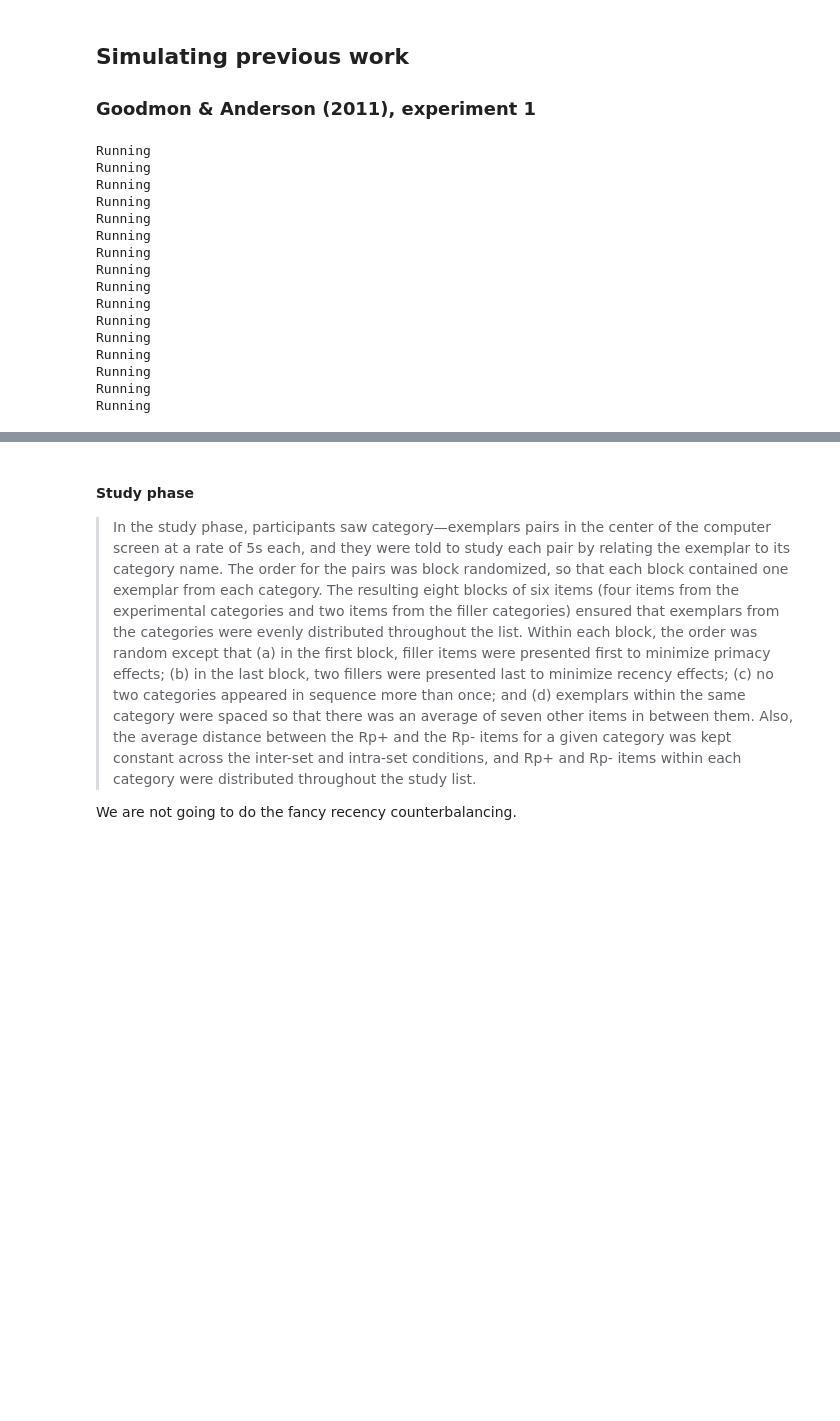
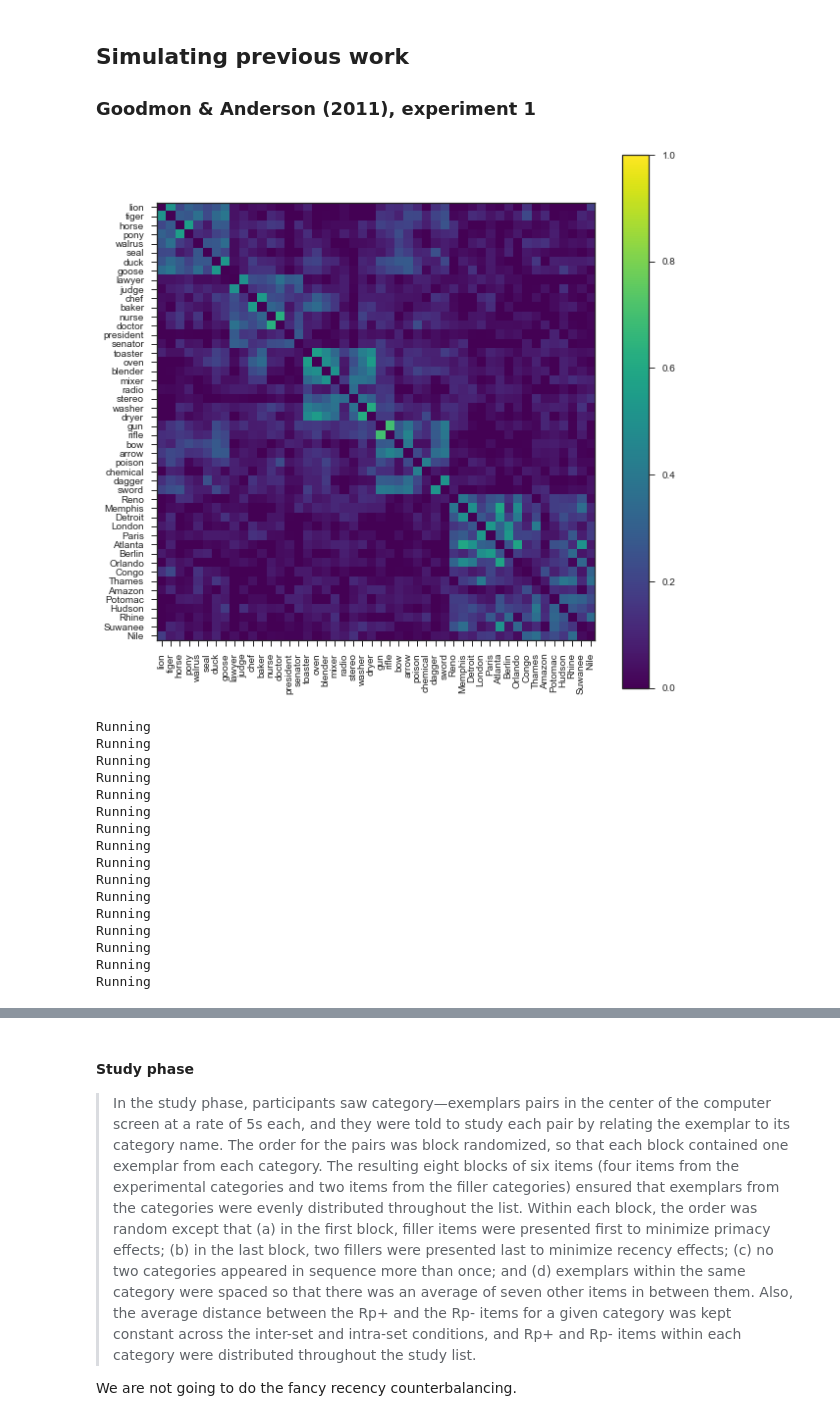
Before and after one commit to mvdoc/graphsemnet, a Jupyter notebook: notebooks/semantic_graphs_word2vec.ipynb, the cells around one changed output, grey strips where cells are left out. Saved outputs shown, nothing was run; the diff lists cells and outputs as text; code cells hidden in the pictures; blank space fills up the shorter version.

```diff
--- a/notebooks/semantic_graphs_word2vec.ipynb
+++ b/notebooks/semantic_graphs_word2vec.ipynb
@@ -91,13 +93,15 @@ class SemanticGraph(object):
         self.xcal = get_xcal(xcal_dip_center, xcal_dip_width, xcal_min_adjust, xcal_max_adjust)
         self.lower_threshold = xcal_dip_center - (xcal_dip_width / 2)
 
-    def activate(self, word_from, strength=1.0, decay=1.0, new_adj=None, debug=False):
+    def activate(self, word_from, strength=1.0, decay=.8, new_adj=None, debug=False):
         """Spread activation through the network, adjusting synaptic weights."""
         if debug:
             print("{0} at strength {1}".format(word_from, strength))
 
         if new_adj is None:
             new_adj = copy.copy(self.adj)
+        else:
+            new_adj = copy.copy(new_adj)
 
         word_from_i = self.labels.index(word_from)
         next_layer_activations = new_adj[word_from_i] * strength * decay
@@ -106,10 +110,10 @@ class SemanticGraph(object):
 
         # Prevent loops by zeroing out weights back to already-activated nodes
         new_adj[:, word_from_i] = 0
-        new_adj[:, np.array(next_layer_activations) > self.lower_threshold] = 0
 
         for word_to_i, activation in enumerate(next_layer_activations):
             if activation > self.lower_threshold:
+
                 # Update edge weights
                 word_to = self.labels[word_to_i]
                 change = self.xcal(activation)
@@ -120,7 +124,7 @@ class SemanticGraph(object):
                     self.adj[word_from_i, word_to_i] = 1
                 if self.adj[word_from_i, word_to_i] < 0:
                     self.adj[word_from_i, word_to_i] = 0
-                self.activate(self.labels[word_to_i], strength=activation, new_adj=copy.copy(new_adj), debug=debug)
+                self.activate(self.labels[word_to_i], strength=activation, new_adj=new_adj, debug=debug)
 # %%
 words_elm = connected_word_list('elm', google_news, n_iterations=1)
 d = dist.squareform(semantic_dsm(word_list=words_elm, keyed_vectors=google_news))
@@ -392,9 +401,25 @@ nrp_intra = []
 
 study_strength=.2
 xcal_dip_center=.2
-xcal_dip_width=.3
+xcal_dip_width=.15
 xcal_min_adjust=-.05
-xcal_max_adjust=.05
+xcal_max_adjust=.15
+
+temp = ExpGoodmonAnderson(
+    pairs_dict=goodmon_pairs,
+    keyed_vectors=google_news,
+    study_strength=study_strength,
+    xcal_dip_center=xcal_dip_center,
+    xcal_dip_width=xcal_dip_width,
+    xcal_min_adjust=xcal_min_adjust,
+    xcal_max_adjust=xcal_max_adjust,
+    no_practice_categories=[nrp_cat],
+    filler_categories=['city', 'river'],
+    set_type = 'inter',
+    item_set = 0
+)
+plot_labeled_matrix(temp.graph.adj, temp.graph.labels)
+plt.show()
 
 for nrp_cat in ['animal', 'profession', 'appliance', 'weapon']:
     e_inter_0 = ExpGoodmonAnderson(
@@ -437,33 +462,34 @@ for nrp_cat in ['animal', 'profession', 'appliance', 'weapon']:
         item_set = 0
     )
     e_intra_1 = ExpGoodmonAnderson(
         pairs_dict=goodmon_pairs,
         keyed_vectors=google_news,
         study_strength=study_strength,
         xcal_dip_center=xcal_dip_center,
         xcal_dip_width=xcal_dip_width,
         xcal_min_adjust=xcal_min_adjust,
         xcal_max_adjust=xcal_max_adjust,
         no_practice_categories=[nrp_cat],
         filler_categories=['city', 'river'],
         set_type = 'intra',
         item_set = 1
     )
 
     for exp in [e_inter_0, e_inter_1]:
         exp.run()
         a, b, c = exp.analyze()
         rp_plus_inter += list(a)
         rp_minus_inter += list(b)
         nrp_inter += list(c)
 
     for exp in [e_intra_0, e_intra_1]:
         exp.run()
         a, b, c = exp.analyze()
         rp_plus_intra += list(a)
         rp_minus_intra += list(b)
         nrp_intra += list(c)
 # %% [output]
+[figure, added]
 Running
 Running
 Running
```
Also changed, not shown: parts of 15 cells of this notebook, 1 other file.
